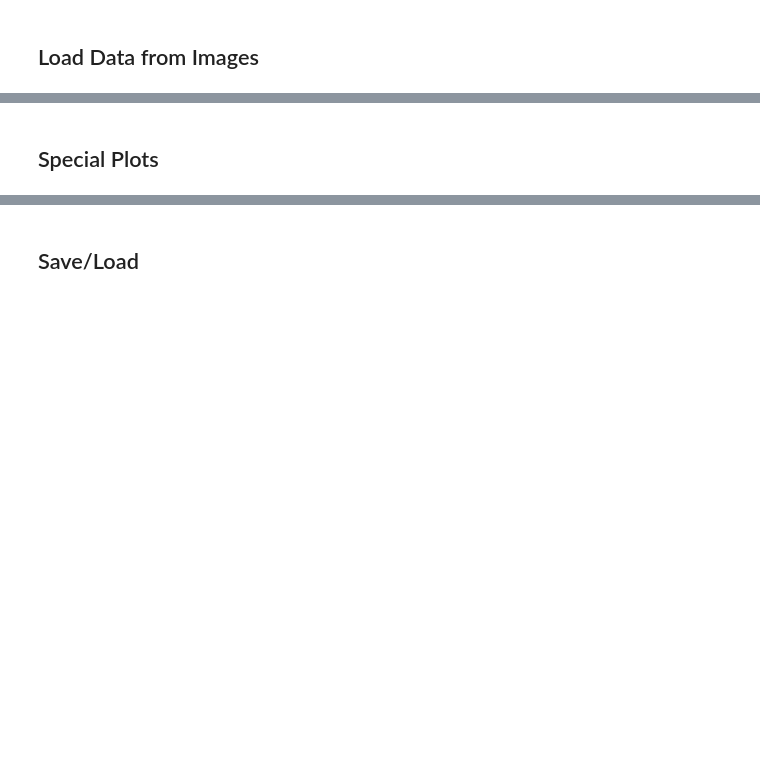
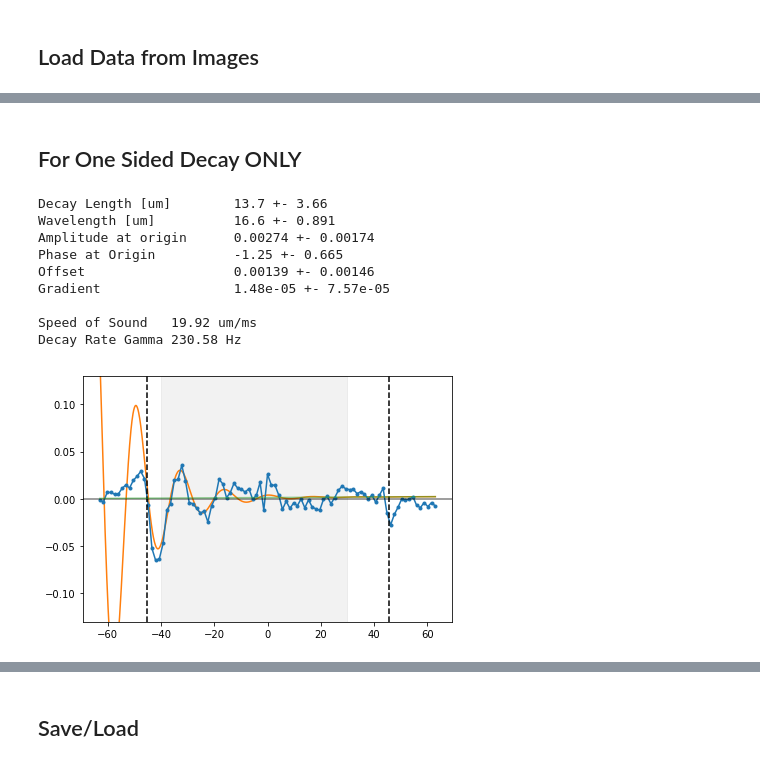
Before and after one commit to ranchop/QCalc, a Jupyter notebook: Box Shaking/Box Shaking Analyzer.ipynb, the cells around one changed output, grey strips where cells are left out. Cells and saved outputs as stored; diff of their text form; code cells hidden in the pictures; blank space fills up the shorter version.

```diff
--- a/Box Shaking/Box Shaking Analyzer.ipynb
+++ b/Box Shaking/Box Shaking Analyzer.ipynb
@@ -802,2 +805,51 @@ plt.hist(np.concatenate([df_data.x, df_bg.x]));
-# %% [markdown]
-## Special Plots
+# %% [markdown]
+## For One Sided Decay ONLY
+# %%
+# Fit Exp Decay
+fit_lims = [-40, 30]
+guess_c = 20 # um/ms
+guess_wavelength = guess_c / df_data.BoxShakeFreq.iloc[0] * 1e3
+guess = [30, guess_wavelength, 0.05, 0, 1e-2, 1e-4,]
+# guess = [30, guess_wavelength, 0.05, 0, ]
+
+# Define Fit function
+fit_vars = ['Decay Length [um]', 'Wavelength [um]', 'Amplitude at origin', 'Phase at Origin', 'Offset          ', 'Gradient         ', 'Curvature          ']
+def fitfun_sin_decay(x, l, wavelength, amp=1, phase = 0, offset=0, gradient=0, curvature=0):
+    return np.exp(-x/l) * amp * np.sin(2*np.pi/wavelength * x - phase) + offset + gradient*x + curvature*x**2
+
+# Prepare and fit data
+trmi_lims = info['Box Length Fit'] * 1e6 * 1.4 / 2
+c = tp.Curve(movie_dN[1].flatten(), movie_dN[2].flatten()).trim(xlim=[-trmi_lims, trmi_lims])
+fr, fe = c.fit(fitfun_sin_decay, guess, xlim=fit_lims, plot=False)
+speed_sound = df_data.BoxShakeFreq.iloc[0] * fr[1] * 1e-6
+gamma = speed_sound / fr[0] / 1e-6
+
+# Print fit results
+for i in range(fr.shape[0]):
+    print('{} \t {:.3} +- {:.3}'.format(fit_vars[i], fr[i], fe[i]))
+
+print('\nSpeed of Sound   {:.2f} um/ms'.format(speed_sound*1e3))
+print('Decay Rate Gamma {:.2f} Hz'.format(gamma/twopi))
+
+# Plot Results
+plt.figure()
+plt.plot(*c.xyfitplot, 'C1')
+plt.plot(*c.plotdata, '.-C0')
+plt.axvline(info['Box Length Fit']*1e6/2, c='k', linestyle='--', )
+plt.axvline(-info['Box Length Fit']*1e6/2, c='k', linestyle='--', )
+plt.axhline(0, c='k', linestyle='-', alpha=0.5)
+plt.axvspan(*fit_lims, alpha=0.05, color='k', label='Fourier Width')
+plt.plot(c.x, fitfun_sin_decay(c.x, *[1, 1, 0, *fr[3:]]), 'C2-', alpha=0.5)
+plt.ylim([-0.13, 0.13])
+plt.tight_layout()
+# %% [output]
+Decay Length [um]        13.7 +- 3.66
+Wavelength [um]          16.6 +- 0.891
+Amplitude at origin      0.00274 +- 0.00174
+Phase at Origin          -1.25 +- 0.665
+Offset                   0.00139 +- 0.00146
+Gradient                 1.48e-05 +- 7.57e-05
+
+Speed of Sound   19.92 um/ms
+Decay Rate Gamma 230.58 Hz
+[figure, added]
```
Also changed, not shown: parts of 11 cells of this notebook, 2 other files.
